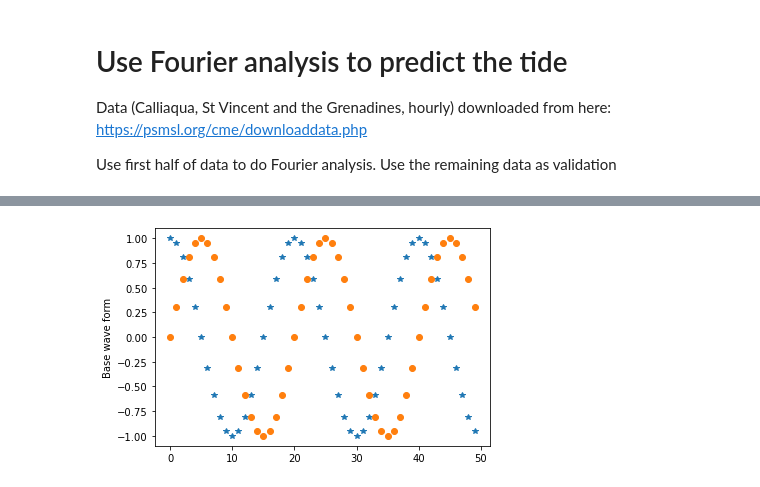
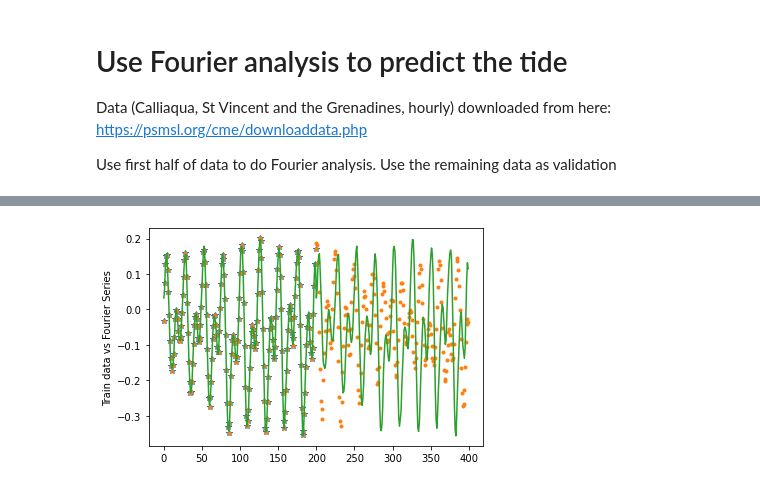
Before and after one commit to sentry5588/misc, a Jupyter notebook: tide_prediction/predict_tide.ipynb, the cells around one changed output, grey strips where cells are left out. Saved outputs shown, nothing was run; the diff lists cells and outputs as text; code cells hidden in the pictures.

Commit message:
WIP - troubleshooting
The Fourier series can match the historical data set (training data). But it does a bad job on predicting the future tide. Still troubleshooting.

```diff
--- a/tide_prediction/predict_tide.ipynb
+++ b/tide_prediction/predict_tide.ipynb
@@ -13,52 +13,74 @@ import cmath
 import numpy as np
 import matplotlib.pyplot as plt
 
-%precision 2
-
 def load_tide_data(f):
     # use Pandas to read data and then convert to a numpy array
-    d = pd.read_csv(f).to_numpy()
+    d = pd.read_csv(f, header=None).to_numpy()
     return d
 
 def fourier_coeff(w, d):
     d = d.flatten()
     T = np.array(list(range(0, d.shape[0])))
     e = np.exp(np.multiply(T, 1j*w*2*math.pi))
-    fourier_integral = sum(np.multiply(e, d)) / d.shape[0] * 2
-    print("fourier_integral = ", fourier_integral)
-
-    plt.plot(e.real, '*')
-    plt.plot(e.imag, 'o')
-    plt.ylabel('Base wave form')
-    plt.show()
+    fourier_a_b = sum(np.multiply(e, d)) / d.shape[0]
 
     # return fourier_integral.real, fourier_integral.imag
-    return fourier_integral
+    return fourier_a_b
+
+def find_cycle(d, N):
+    cycle_flag = 0
+    for m in range(N, d.shape[0]-N):
+        # print("in for loop, m=", m, "d[m]=", d[m])
+        n = 0
+        while abs(d[n] - d[m+n]) < 0.03 and n < N:
+            n = n + 1
+        if n == N:
+            cycle_flag = 1
+            break
+    print("at d[", m, "]=", d[m], ", it's the cycle")
 
 def main():
     d = load_tide_data('calq_rad_processed.csv')
+    find_cycle(d, 10)
     d_mean = np.mean(d)
     d = d - d_mean
 
-    N = d.shape[0]
-    N_train = math.ceil(N/2) # Training data index
-    d_train = d[0:50]
-    T = np.array(list(range(0, d_train.shape[0])))
-    w = [1/20, 1/10]
-    d_train = np.cos(T*2*np.pi*w[0] + 0.7)
-    F = [0j, 0j]
-    print("F = ", F, ", F[0].real = ", F[0].real, ", F[0].imag = ", F[0].imag)
-    F[0] = fourier_coeff(w[0], d_train)
-    print("F[0] = ", F[0])
-    d_predict_cos = F[0].real * np.cos(T*w[0]*2*np.pi)
-    d_predict_sin = F[0].imag * np.sin(T*w[0]*2*np.pi)
-    # print(d_train)
+    N_train = 200 ################
 
+    N_vali = N_train * 2
+    d_train = d[0:N_train]
+    d_vali = d[0:N_vali]
+    print("N_train=", N_train, "N_vali=", N_vali)
+    T = np.array(list(range(0, d_vali.shape[0])))
+
+    w = np.arange(1, d_train.shape[0]+1, 1) / d_train.shape[0]
+    print("T.shape = ", T.shape, "w.shape = ", w.shape)
+    F = np.full(w.shape[0], 0j)
+    d_predict = 0 * d_vali.flatten()
+    terms_count = 0
+    for k in range(0, w.shape[0]):
+        F[k] = fourier_coeff(w[k], d_train)
+        if (np.abs(F[k]) > 0.001):
+            # print("k=", k, ", w[", k, "]=", w[k], ", F[", k, "]=", F[k])
+            d_predict = d_predict + F[k].real * np.cos(T*w[k]*2*np.pi)
+            d_predict = d_predict + F[k].imag * np.sin(T*w[k]*2*np.pi)
+            terms_count = terms_count + 1
+
+    print(terms_count, "out of", w.shape[0], "terms of Fourier series are used.")
+    # print("w[20] = ", w[20], "w[40] = ", w[40])
     plt.plot(d_train, '*')
-    plt.plot(d_predict_cos)
-    plt.plot(d_predict_sin)
-    plt.plot(d_predict_cos + d_predict_sin)
-    plt.ylabel('Base wave form')
+    plt.plot(d_vali, '.')
+    plt.plot(d_predict)
+    plt.ylabel('Train data vs Fourier Series')
+    plt.show()
+
+    plt.plot(np.abs(F))
+    plt.ylabel('Magnitude of F')
+    plt.show()
+
+    plt.plot(F.real)
+    plt.plot(F.imag)
+    plt.ylabel('Real and Imag of F')
     plt.show()
 
 if __name__ == "__main__":
@@ -69 +93 @@ fourier_integral =  (0.7648421872844883-0.6442176872376913j)
-[figure, old version]
+[figure, new version]
```
Also changed, not shown: parts of 1 cell of this notebook, 1 other file.
